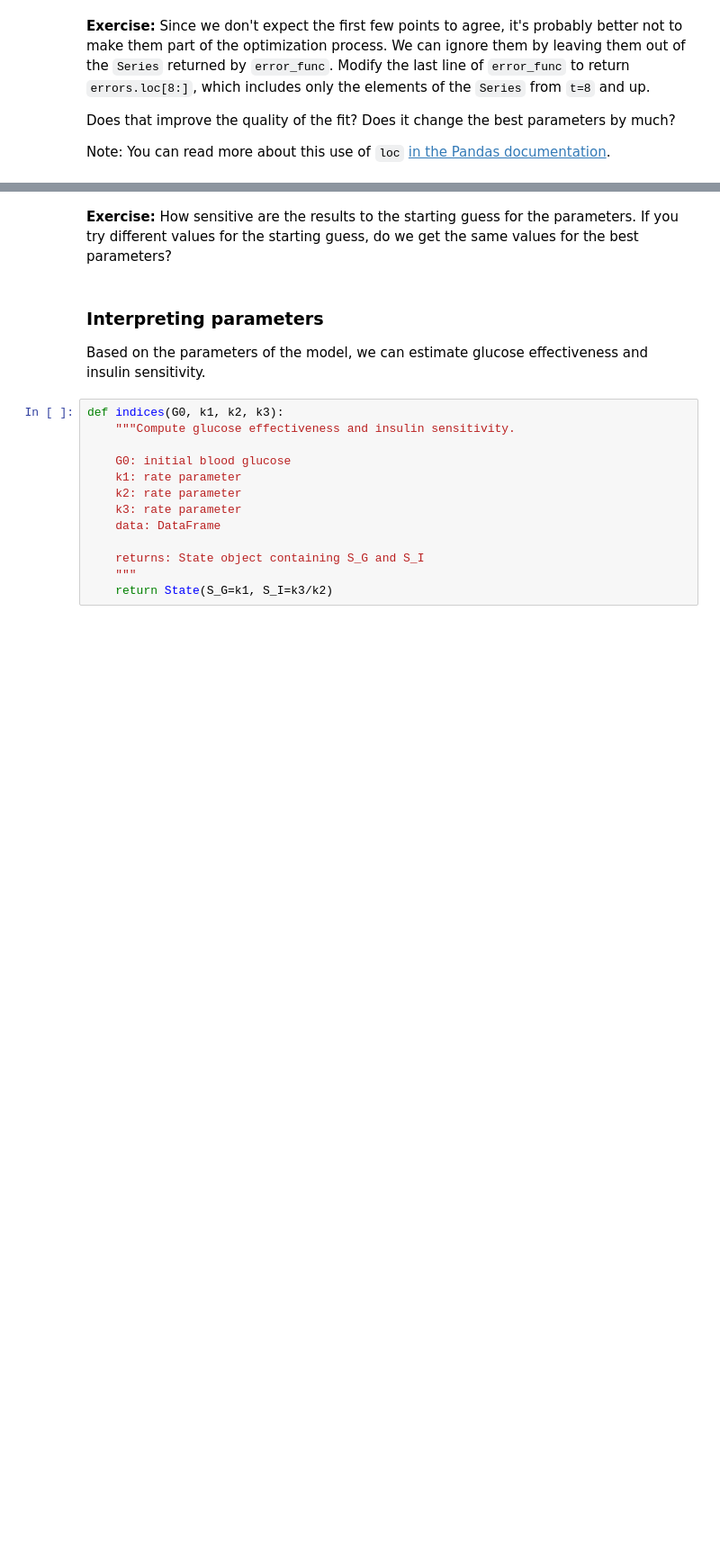
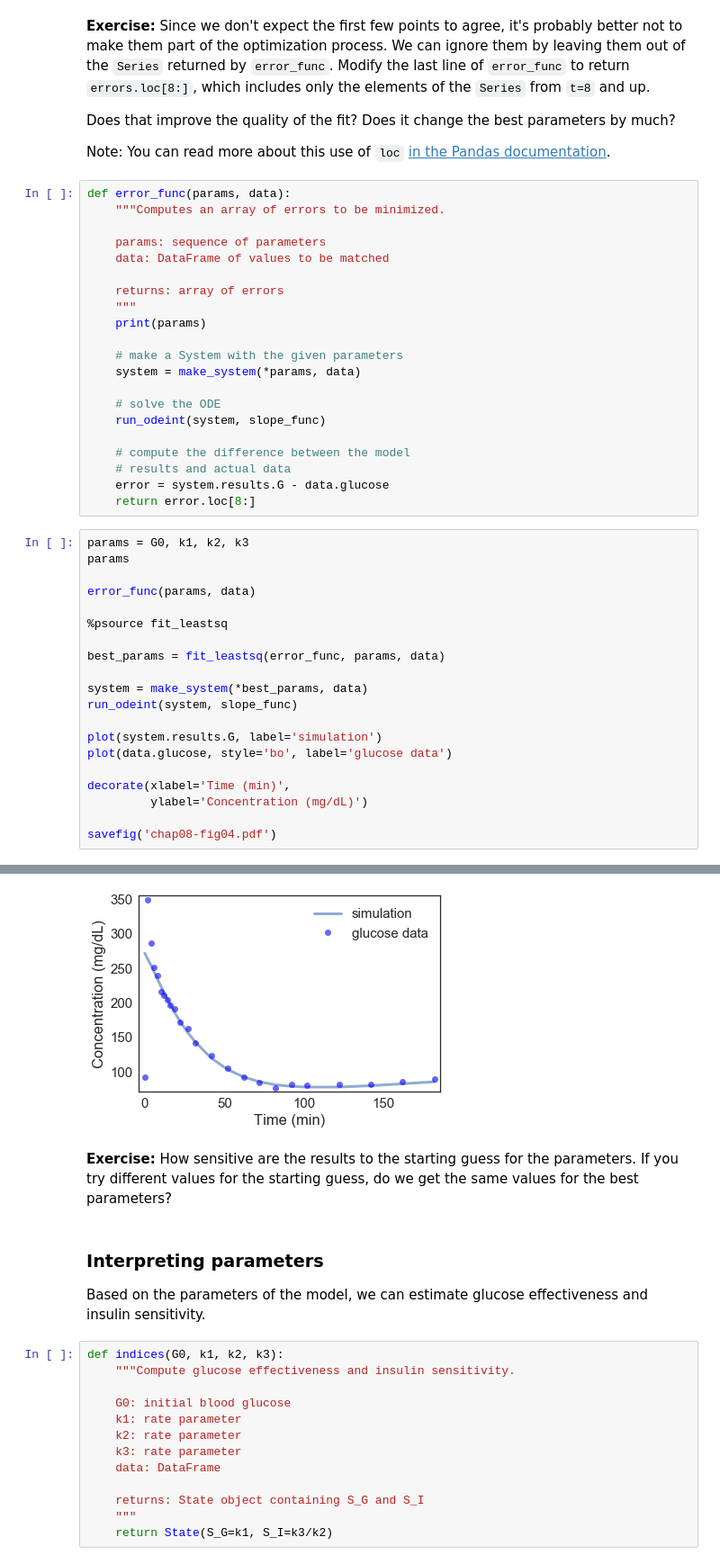
Before and after one commit to FlynnML/ModSimPy, a Jupyter notebook: code/chap08mine.ipynb, the cells around one changed output, grey strips where cells are left out. Shown: that part at 90% size. Drawn from its saved outputs; the diff is of its cells as text; blank space fills up the shorter version.

```diff
--- a/code/chap08mine.ipynb
+++ b/code/chap08mine.ipynb
@@ -357,3 +562,45 @@ savefig('chap08-fig04.pdf')
 Does that improve the quality of the fit?  Does it change the best parameters by much?
 
 Note: You can read more about this use of `loc` [in the Pandas documentation](https://pandas.pydata.org/pandas-docs/stable/indexing.html#indexing-integer).
+# %%
+def error_func(params, data):
+    """Computes an array of errors to be minimized.
+
+    params: sequence of parameters
+    data: DataFrame of values to be matched
+
+    returns: array of errors
+    """
+    print(params)
+
+    # make a System with the given parameters
+    system = make_system(*params, data)
+
+    # solve the ODE
+    run_odeint(system, slope_func)
+
+    # compute the difference between the model
+    # results and actual data
+    error = system.results.G - data.glucose
+    return error.loc[8:]
+# %%
+params = G0, k1, k2, k3
+params
+
+error_func(params, data)
+
+%psource fit_leastsq
+
+best_params = fit_leastsq(error_func, params, data)
+
+system = make_system(*best_params, data)
+run_odeint(system, slope_func)
+
+plot(system.results.G, label='simulation')
+plot(data.glucose, style='bo', label='glucose data')
+
+decorate(xlabel='Time (min)',
+         ylabel='Concentration (mg/dL)')
+
+savefig('chap08-fig04.pdf')
+# %% [output]
@@ -360,3 +624,4 @@ Note: You can read more about this use of `loc` [in the Pandas documentation](ht
+[figure, added]
 # %% [markdown]
 **Exercise:** How sensitive are the results to the starting guess for the parameters.  If you try different values for the starting guess, do we get the same values for the best parameters?
 # %% [markdown]
```
Also changed, not shown: parts of 53 cells of this notebook, 7 other files.
